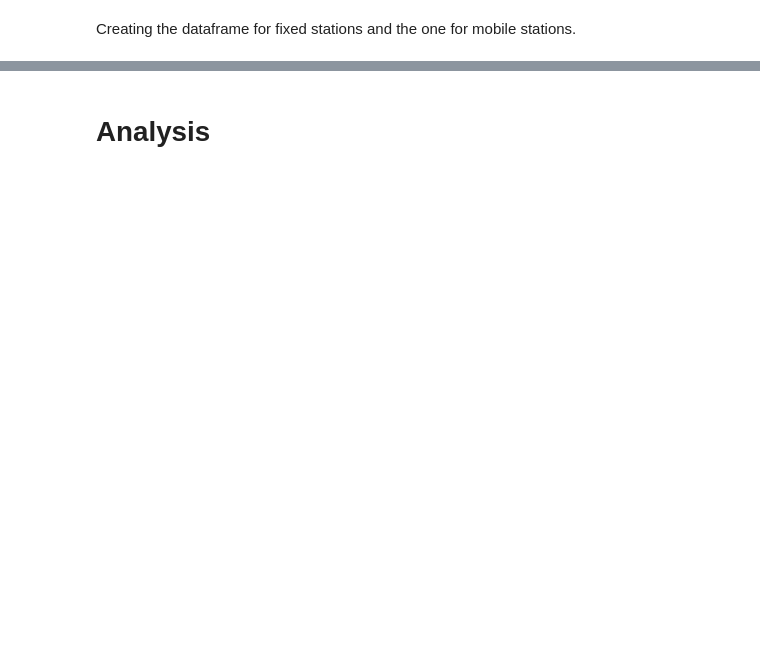
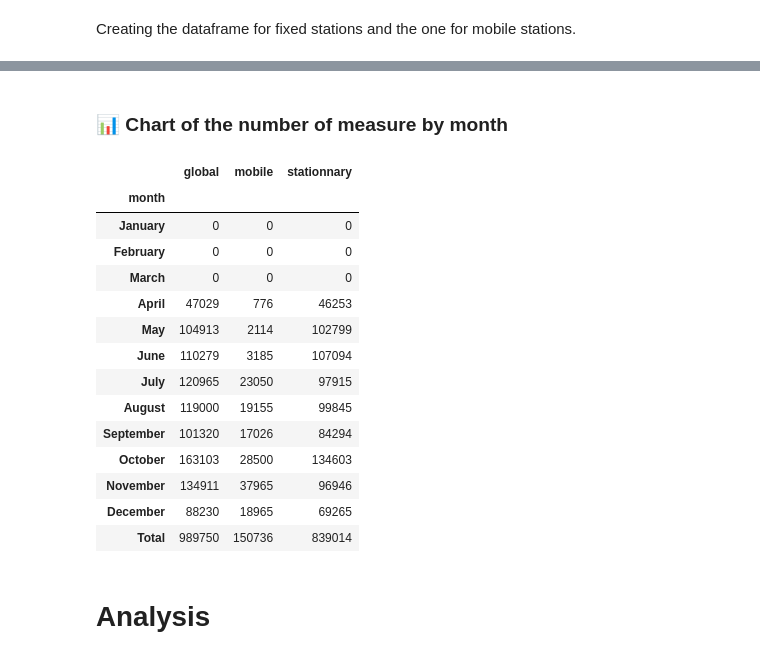
Before and after one commit to MatthieuAdafaly/AQMO, a Jupyter notebook: Filter_Data.ipynb, the cells around one changed output, grey strips where cells are left out. Saved outputs shown, nothing was run; the diff lists cells and outputs as text; code cells hidden in the pictures; blank space fills up the shorter version.

```diff
--- a/Filter_Data.ipynb
+++ b/Filter_Data.ipynb
@@ -47,40 +59,51 @@ display(df_comparaison_sensor)
 # %%
 # Create a series representing the month indices (1 to 12)
 month_index = pd.Series(range(1, 13), name="month")
 # Create a DataFrame 'df_sensor_type_comparison' by counting occurrences of 'mois' in different DataFrames
 df_sensor_type_comparison = pd.DataFrame({
     'global': df['month'].value_counts().reindex(month_index).fillna(0),  # Counts from the 'df' DataFrame
     'mobile': df_mobile['month'].value_counts().reindex(month_index).fillna(0),  # Counts from 'df_mobile'
     'stationnary': df_stationnary['month'].value_counts().reindex(month_index).fillna(0)  # Counts from 'df_stationnary'
 }).astype(int)  # Ensures all values are integers
 
 month_names = {
     1: "January", 2: "February", 3: "March", 4: "April",
     5: "May", 6: "June", 7: "July", 8: "August",
     9: "September", 10: "October", 11: "November", 12: "December"
 }
 
-# Create a new column 'measure without pollution value' by subtracting 'mobile' and 'stationnary' from 'global'
-df_sensor_type_comparison['measure without pollution value'] = (
-    df_sensor_type_comparison['global']
-    - df_sensor_type_comparison['mobile']
-    - df_sensor_type_comparison['stationnary']
-)
 
 # Replace the index with the month names instead of month numbers
 df_sensor_type_comparison.index = df_sensor_type_comparison.index.map(month_names)
 
 # Calculate the total row by summing the columns
-total_row = df_sensor_type_comparison[['global', 'mobile', 'stationnary', 'measure without pollution value']].sum()
+total_row = df_sensor_type_comparison[['global', 'mobile', 'stationnary']].sum()
 
 # Add the total row to the DataFrame
 df_sensor_type_comparison.loc['Total'] = total_row
 
 # Display the title as markdown
 display(Markdown("### 📊 Chart of the number of measure by month"))
 
 # Display the resulting DataFrame
 display(df_sensor_type_comparison)
+# %% [output]
+### 📊 Chart of the number of measure by month
+|  | global | mobile | stationnary |
+| month |  |  |  |
+| January | 0 | 0 | 0 |
+| February | 0 | 0 | 0 |
+| March | 0 | 0 | 0 |
+| April | 47029 | 776 | 46253 |
+| May | 104913 | 2114 | 102799 |
+| June | 110279 | 3185 | 107094 |
+| July | 120965 | 23050 | 97915 |
+| August | 119000 | 19155 | 99845 |
+| September | 101320 | 17026 | 84294 |
+| October | 163103 | 28500 | 134603 |
+| November | 134911 | 37965 | 96946 |
+| December | 88230 | 18965 | 69265 |
+| Total | 989750 | 150736 | 839014 |
 # %% [markdown]
 # Analysis
 # %%
```
Also changed, not shown: parts of 10 cells of this notebook, 3 other files.
